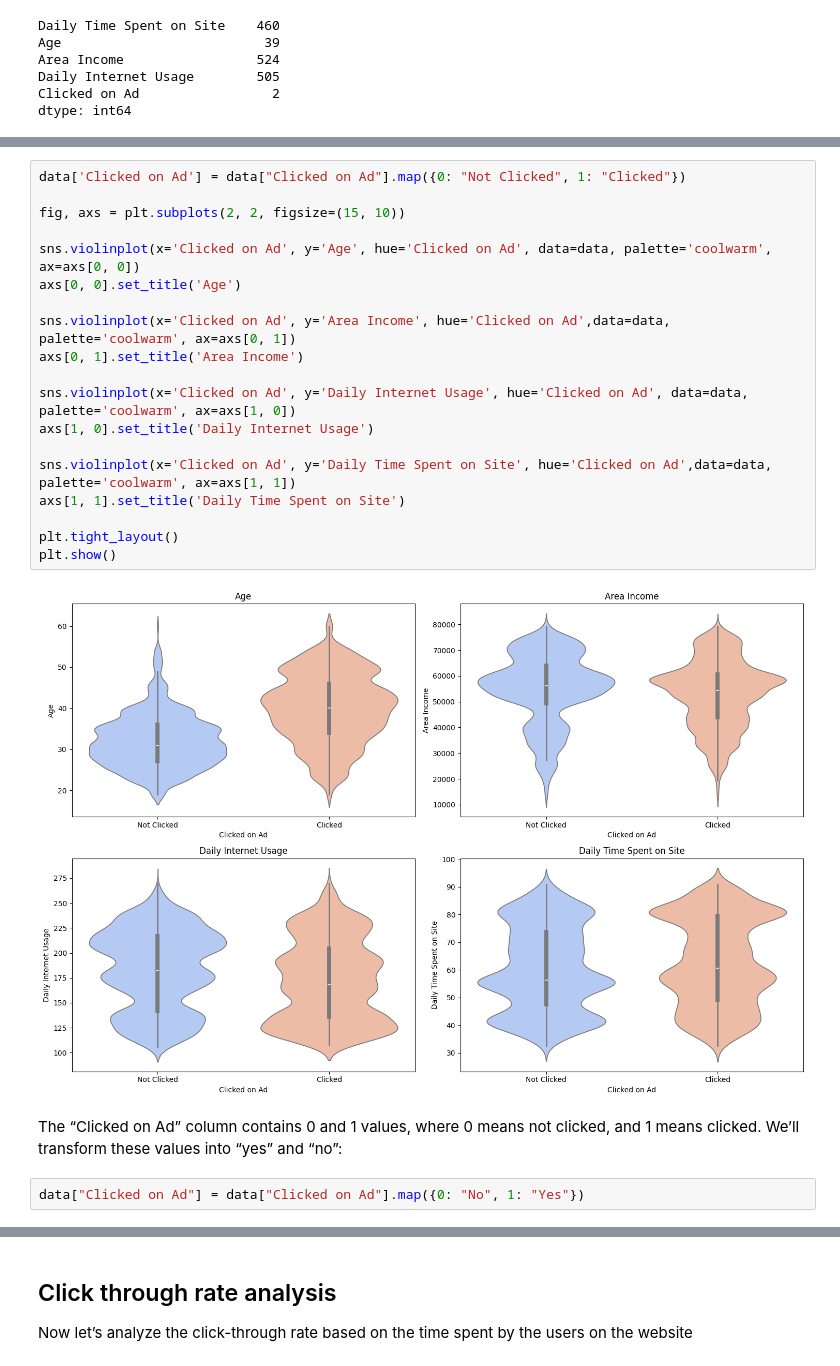
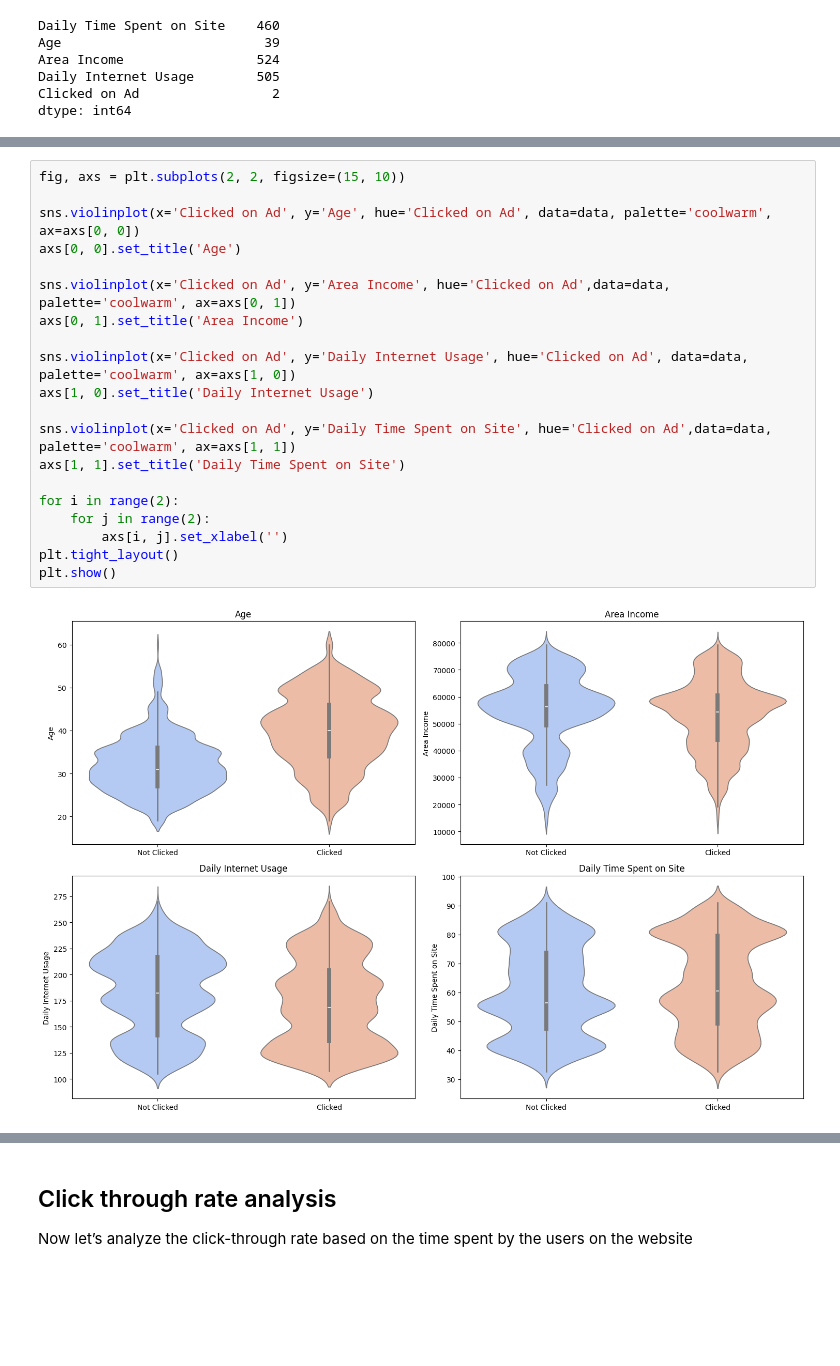
Before and after one commit to JesusRamosCognizant/Project-II, a Jupyter notebook: AdsCTR.ipynb, the cells around one changed output, grey strips where cells are left out. Cells and saved outputs as stored; diff of their text form; blank space fills up the shorter version.

```diff
--- a/AdsCTR.ipynb
+++ b/AdsCTR.ipynb
@@ -89,25 +132,22 @@ dtype: int64
 # %%
-data['Clicked on Ad'] = data["Clicked on Ad"].map({0: "Not Clicked", 1: "Clicked"})
-
 fig, axs = plt.subplots(2, 2, figsize=(15, 10))
 
 sns.violinplot(x='Clicked on Ad', y='Age', hue='Clicked on Ad', data=data, palette='coolwarm', ax=axs[0, 0])
 axs[0, 0].set_title('Age')
 
 sns.violinplot(x='Clicked on Ad', y='Area Income', hue='Clicked on Ad',data=data, palette='coolwarm', ax=axs[0, 1])
 axs[0, 1].set_title('Area Income')
 
 sns.violinplot(x='Clicked on Ad', y='Daily Internet Usage', hue='Clicked on Ad', data=data, palette='coolwarm', ax=axs[1, 0])
 axs[1, 0].set_title('Daily Internet Usage')
 
 sns.violinplot(x='Clicked on Ad', y='Daily Time Spent on Site', hue='Clicked on Ad',data=data, palette='coolwarm', ax=axs[1, 1])
 axs[1, 1].set_title('Daily Time Spent on Site')
 
+for i in range(2):
+    for j in range(2):
+        axs[i, j].set_xlabel('')
 plt.tight_layout()
 plt.show()
 # %% [output]
-[figure, old version]
+[figure, new version]
-# %% [markdown]
-The “Clicked on Ad” column contains 0 and 1 values, where 0 means not clicked, and 1 means clicked. We’ll transform these values into “yes” and “no”:
-# %%
-data["Clicked on Ad"] = data["Clicked on Ad"].map({0: "No", 1: "Yes"})
```
Also changed, not shown: parts of 5 cells of this notebook.
